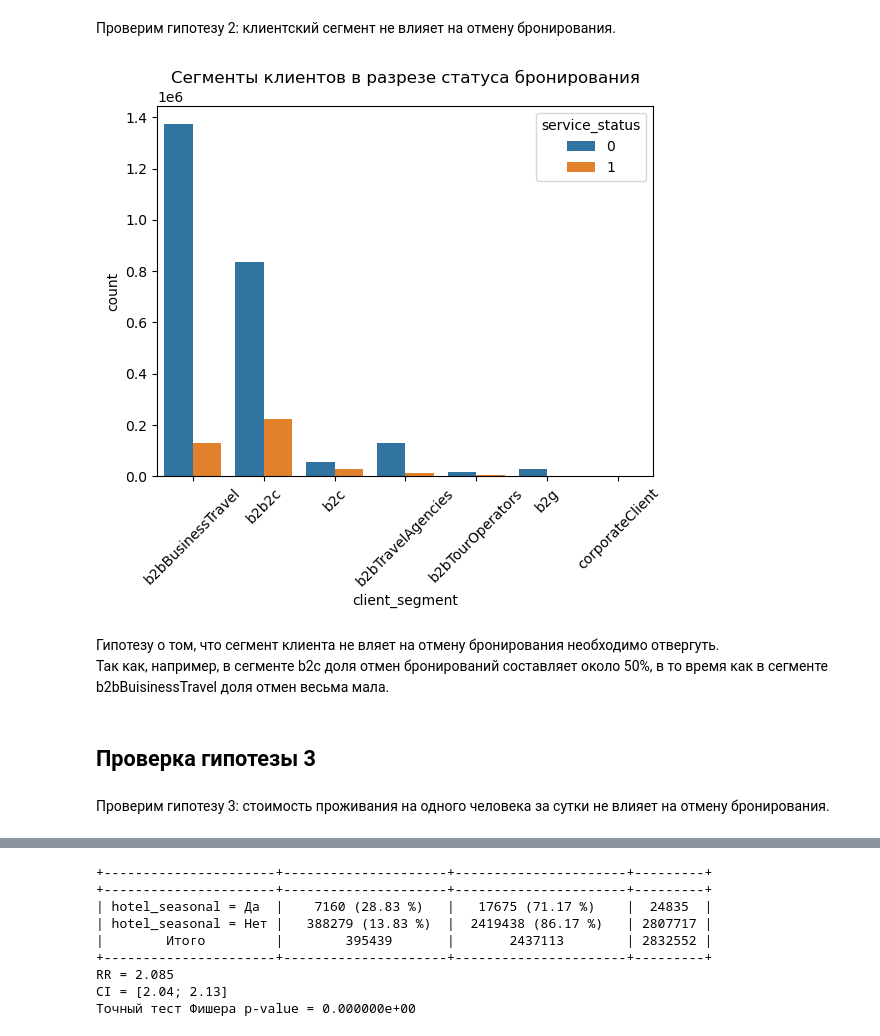
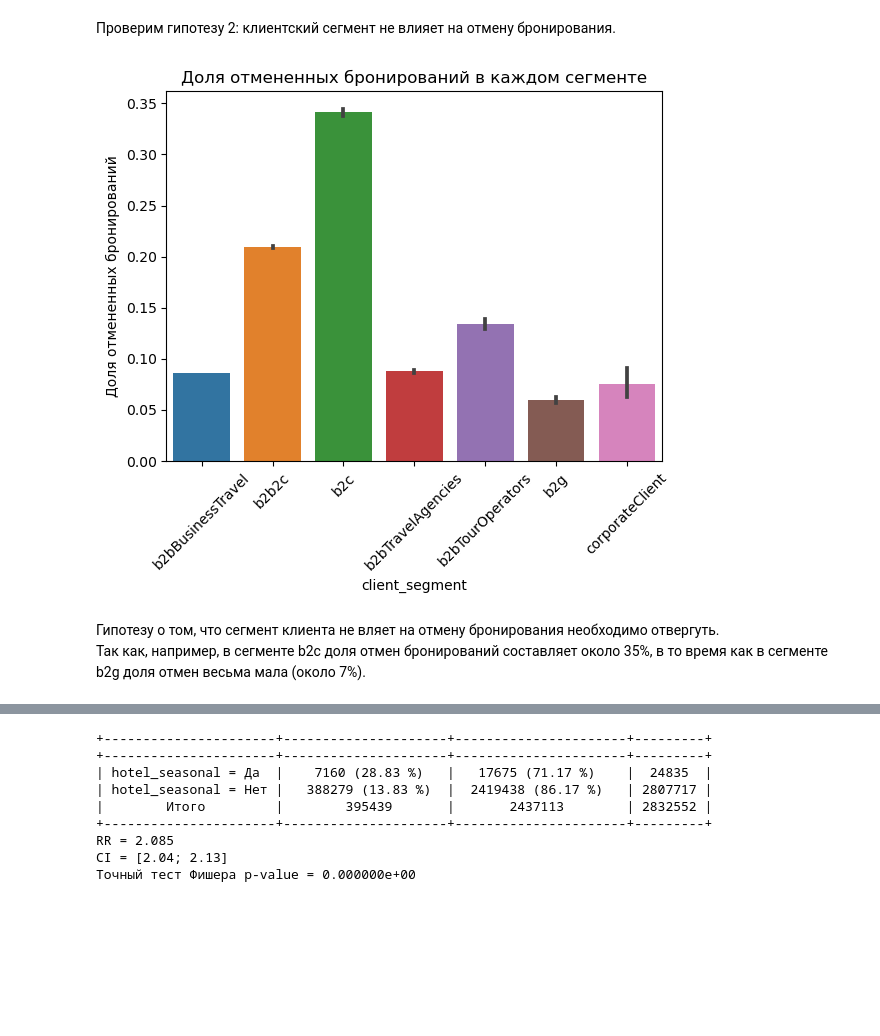
Before and after one commit to timurgainutdinov1/RuCode, a Jupyter notebook: Hotel_cancellation_predictions_RuCode_МТС.ipynb, the cells around one changed output, grey strips where cells are left out. Drawn from its saved outputs; the diff is of its cells as text; code cells hidden in the pictures; blank space fills up the shorter version.

```diff
--- a/Hotel_cancellation_predictions_RuCode_МТС.ipynb
+++ b/Hotel_cancellation_predictions_RuCode_МТС.ipynb
@@ -539,7 +654,14 @@ sns.countplot(data=train, x='service_status');
 # %% [markdown]
 Для проверки первой гипотезы сформируем новый столбцец в нашем датафрейме, который будет содержать значение 1 если клиент заезжает с детьми и 0 если нет.
 # %%
-train_["has_children"] = train_["service_child_cnt"].apply(lambda x: 1 if x > 0 else 0).astype(object)
+train["has_children"] = (
+    train["service_child_cnt"].apply(lambda x: 1 if x > 0 else 0).astype(object)
+)
 # %%
-sns.countplot(data=train_, x='has_children', hue='service_status').set_title('Количество клиентов с детьми, в разрезе статуса бронирования');
+train["service_status"] = train["service_status"].astype(int)
+
+sns.barplot(data=train, x="has_children", y="service_status").set_title(
+    "Доля отмененных бронирований среди клиентов с детьми и без детей"
+)
+plt.ylabel("Доля отмененных бронирований")
 # %% [output]
@@ -546,0 +674,3 @@ sns.countplot(data=train_, x='has_children', hue='service_status').set_title('К
+# %%
+train["has_children"] = train["has_children"].astype(int)
+train["service_status"] = train["service_status"].astype(int)
@@ -552,16 +766,17 @@ private_test_["has_children"] = private_test_["service_child_cnt"].apply(lambda
+# %%
+train.drop(columns="has_children", inplace=True)
 # %% [markdown]
 ## Проверка гипотезы 2
 # %% [markdown]
 Проверим гипотезу 2: клиентский сегмент не влияет на отмену бронирования.
 # %%
-sns.countplot(data=train_, x='client_segment', hue='service_status').set_title('Сегменты клиентов в разрезе статуса бронирования')
+sns.barplot(data=train, x="client_segment", y="service_status").set_title(
+    "Доля отмененных бронирований в каждом сегменте"
+)
+plt.ylabel("Доля отмененных бронирований")
 plt.xticks(rotation=45);
 # %% [output]
-[figure, old version]
+[figure, new version]
 # %% [markdown]
 Гипотезу о том, что сегмент клиента не вляет на отмену бронирования необходимо отвергуть.
-Так как, например, в сегменте b2c доля отмен бронирований составляет около 50%, в то время как в сегменте b2bBuisinessTravel доля отмен весьма мала.
+Так как, например, в сегменте b2c доля отмен бронирований составляет около 35%, в то время как в сегменте b2g доля отмен весьма мала (около 7%).
-# %% [markdown]
-## Проверка гипотезы 3
-# %% [markdown]
-Проверим гипотезу 3: стоимость проживания на одного человека за сутки не влияет на отмену бронирования.
```
Also changed, not shown: parts of 101 cells of this notebook.
